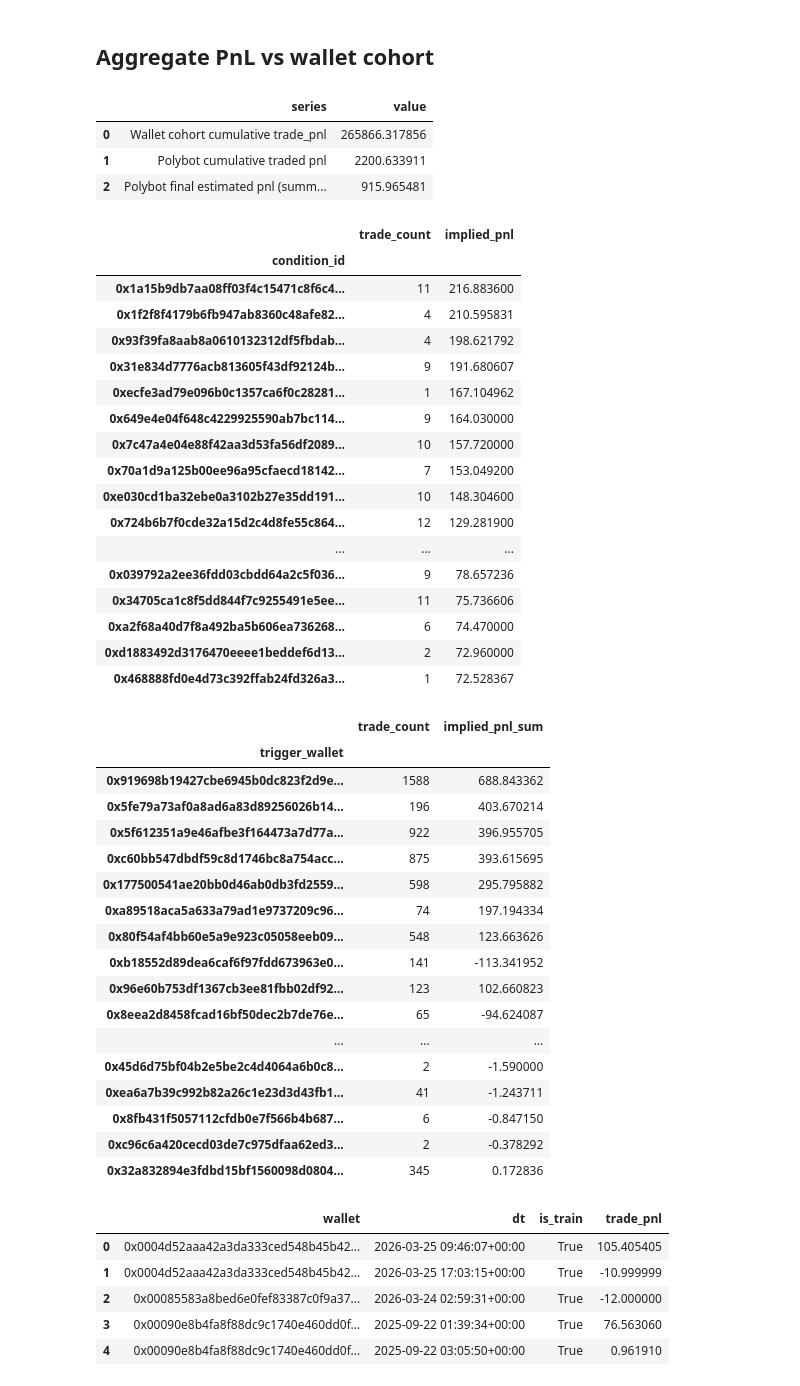
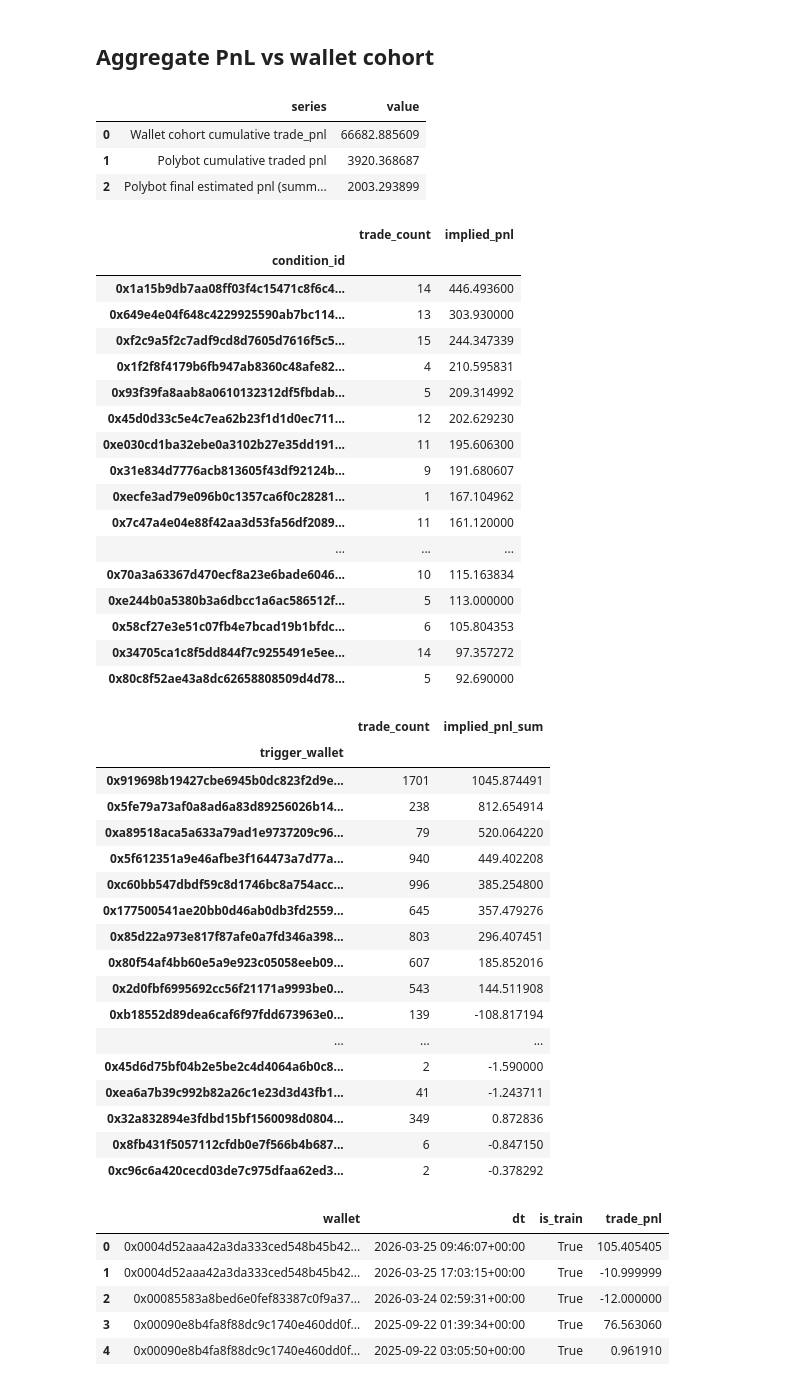
Before and after one commit to vobornij/polymarket, a Jupyter notebook: notebooks/flow/stage3_polybot_backtest_visualization.ipynb, the cells around one changed output. Cells and saved outputs as stored; diff of their text form; code cells hidden in the pictures.

```diff
--- a/notebooks/flow/stage3_polybot_backtest_visualization.ipynb
+++ b/notebooks/flow/stage3_polybot_backtest_visualization.ipynb
@@ -19,7 +22,7 @@ from plotly.subplots import make_subplots
 BACKTEST_DIR = Path('../../data/polybot_backtest')
 
 TRADES_DIR = Path('../../data/polygon_trades_processed')
-SELECTED_WALLETS_PATH = Path('../../data/trade_signals_workspace_v2/selected_wallets_v2.parquet')
+SELECTED_WALLETS_PATH = Path('/Users/vobornij/projects/polybot/polybot-politics/data/stage1_scaled_result_weather.json')
 
 TOP_N_CONTRACTS = 10
 AGGREGATE_RESAMPLE = '1h'
@@ -142,17 +145,15 @@ summaries.groupby(pd.to_datetime(summaries['endDateIso']).dt.date).agg(
 # %% [markdown]
 ## Aggregate PnL vs wallet cohort
 # %%
-selected_wallets_all = pd.read_parquet(SELECTED_WALLETS_PATH, columns=['wallet', 'wallet_group'])
-if 'wallet_group' in selected_wallets_all.columns:
-    watched_wallets = set(
-        selected_wallets_all.loc[selected_wallets_all['wallet_group'] == 'copyable', 'wallet']
-        .astype(str)
-        .str.lower()
-    )
-    if not watched_wallets:
-        watched_wallets = set(selected_wallets_all['wallet'].astype(str).str.lower())
-else:
-    watched_wallets = set(selected_wallets_all['wallet'].astype(str).str.lower())
+selected_wallets = json.loads(SELECTED_WALLETS_PATH.read_text())['wallets']
+selected_wallets_df = pd.DataFrame(selected_wallets)
+watched_wallets = set(
+    selected_wallets_df.loc[selected_wallets_df['alpha_tier'] > 0, 'wallet']
+    .astype(str)
+    .str.lower()
+)
+if not watched_wallets:
+    watched_wallets = set(selected_wallets_df['wallet'].astype(str).str.lower())
 
 wallet_parts = []
 for shard in sorted(TRADES_DIR.glob('*.parquet')):
@@ -214,36 +215,36 @@ polybot_all = (
 polybot_all['fill_timestamp'] = pd.to_datetime(polybot_all['fill_timestamp'], utc=True)
 polybot_all['order_timestamp'] = pd.to_datetime(polybot_all['order_timestamp'], utc=True)
 polybot_all.insert(4,'synthetic_price', polybot_all['synthetic_volume'] / polybot_all['fill_quantity'])
 
 polybot_all['delay_s'] = (polybot_all['fill_timestamp'] - polybot_all['order_timestamp']).dt.total_seconds()
 
 
 polybot_hourly = (
     polybot_all.set_index('order_timestamp')['implied_pnl']
     .resample(AGGREGATE_RESAMPLE)
     .sum()
     .rename('polybot_trade_pnl')
     .to_frame()
 )
 
 combined_index = wallet_hourly.index.union(polybot_hourly.index).sort_values()
 agg = pd.DataFrame(index=combined_index)
 agg = agg.join(wallet_hourly, how='left').join(polybot_hourly, how='left')
 agg[['wallet_trade_pnl', 'polybot_trade_pnl']] = agg[['wallet_trade_pnl', 'polybot_trade_pnl']].fillna(0.0)
 agg['wallet_cum_trade_pnl'] = agg['wallet_trade_pnl'].cumsum()
 agg['polybot_cum_trade_pnl'] = agg['polybot_trade_pnl'].cumsum()
 
 aggregate_totals = pd.DataFrame([
     {'series': 'Wallet cohort cumulative trade_pnl', 'value': float(agg['wallet_cum_trade_pnl'].iloc[-1]) if not agg.empty else 0.0},
     {'series': 'Polybot cumulative traded pnl', 'value': float(agg['polybot_cum_trade_pnl'].iloc[-1]) if not agg.empty else 0.0},
     {'series': 'Polybot final estimated pnl (summaries)', 'value': float(summaries['finalEstimatedPnl'].sum())},
 ])
 aggregate_totals
 # %% [output]
 |  | series | value |
-| 0 | Wallet cohort cumulative trade_pnl | 265866.317856 |
-| 1 | Polybot cumulative traded pnl | 2200.633911 |
-| 2 | Polybot final estimated pnl (summ... | 915.965481 |
+| 0 | Wallet cohort cumulative trade_pnl | 66682.885609 |
+| 1 | Polybot cumulative traded pnl | 3920.368687 |
+| 2 | Polybot final estimated pnl (summ... | 2003.293899 |
 # %%
 local_orders = polybot_all['order_timestamp'].dt.tz_convert('utc')
 time_of_day = local_orders.dt.floor('5min').dt.time
@@ -272,22 +273,22 @@ polybot_all.groupby('condition_id').agg(
 # %% [output]
 |  | trade_count | implied_pnl |
 | condition_id |  |  |
-| 0x1a15b9db7aa08ff03f4c15471c8f6c4... | 11 | 216.883600 |
+| 0x1a15b9db7aa08ff03f4c15471c8f6c4... | 14 | 446.493600 |
+| 0x649e4e04f648c4229925590ab7bc114... | 13 | 303.930000 |
+| 0xf2c9a5f2c7adf9cd8d7605d7616f5c5... | 15 | 244.347339 |
 | 0x1f2f8f4179b6fb947ab8360c48afe82... | 4 | 210.595831 |
-| 0x93f39fa8aab8a0610132312df5fbdab... | 4 | 198.621792 |
+| 0x93f39fa8aab8a0610132312df5fbdab... | 5 | 209.314992 |
+| 0x45d0d33c5e4c7ea62b23f1d1d0ec711... | 12 | 202.629230 |
+| 0xe030cd1ba32ebe0a3102b27e35dd191... | 11 | 195.606300 |
 | 0x31e834d7776acb813605f43df92124b... | 9 | 191.680607 |
 | 0xecfe3ad79e096b0c1357ca6f0c28281... | 1 | 167.104962 |
-| 0x649e4e04f648c4229925590ab7bc114... | 9 | 164.030000 |
-| 0x7c47a4e04e88f42aa3d53fa56df2089... | 10 | 157.720000 |
-| 0x70a1d9a125b00ee96a95cfaecd18142... | 7 | 153.049200 |
-| 0xe030cd1ba32ebe0a3102b27e35dd191... | 10 | 148.304600 |
-| 0x724b6b7f0cde32a15d2c4d8fe55c864... | 12 | 129.281900 |
+| 0x7c47a4e04e88f42aa3d53fa56df2089... | 11 | 161.120000 |
 | ... | ... | ... |
-| 0x039792a2ee36fdd03cbdd64a2c5f036... | 9 | 78.657236 |
-| 0x34705ca1c8f5dd844f7c9255491e5ee... | 11 | 75.736606 |
-| 0xa2f68a40d7f8a492ba5b606ea736268... | 6 | 74.470000 |
-| 0xd1883492d3176470eeee1beddef6d13... | 2 | 72.960000 |
-| 0x468888fd0e4d73c392ffab24fd326a3... | 1 | 72.528367 |
+| 0x70a3a63367d470ecf8a23e6bade6046... | 10 | 115.163834 |
+| 0xe244b0a5380b3a6dbcc1a6ac586512f... | 5 | 113.000000 |
+| 0x58cf27e3e51c07fb4e7bcad19b1bfdc... | 6 | 105.804353 |
+| 0x34705ca1c8f5dd844f7c9255491e5ee... | 14 | 97.357272 |
+| 0x80c8f52ae43a8dc62658808509d4d78... | 5 | 92.690000 |
 # %%
 polybot_all.groupby('trigger_wallet').agg(
     trade_count=('implied_pnl', 'size'),
@@ -296,22 +297,22 @@ polybot_all.groupby('trigger_wallet').agg(
 # %% [output]
 |  | trade_count | implied_pnl_sum |
 | trigger_wallet |  |  |
-| 0x919698b19427cbe6945b0dc823f2d9e... | 1588 | 688.843362 |
-| 0x5fe79a73af0a8ad6a83d89256026b14... | 196 | 403.670214 |
-| 0x5f612351a9e46afbe3f164473a7d77a... | 922 | 396.955705 |
-| 0xc60bb547dbdf59c8d1746bc8a754acc... | 875 | 393.615695 |
-| 0x177500541ae20bb0d46ab0db3fd2559... | 598 | 295.795882 |
-| 0xa89518aca5a633a79ad1e9737209c96... | 74 | 197.194334 |
-| 0x80f54af4bb60e5a9e923c05058eeb09... | 548 | 123.663626 |
-| 0xb18552d89dea6caf6f97fdd673963e0... | 141 | -113.341952 |
-| 0x96e60b753df1367cb3ee81fbb02df92... | 123 | 102.660823 |
-| 0x8eea2d8458fcad16bf50dec2b7de76e... | 65 | -94.624087 |
+| 0x919698b19427cbe6945b0dc823f2d9e... | 1701 | 1045.874491 |
+| 0x5fe79a73af0a8ad6a83d89256026b14... | 238 | 812.654914 |
+| 0xa89518aca5a633a79ad1e9737209c96... | 79 | 520.064220 |
+| 0x5f612351a9e46afbe3f164473a7d77a... | 940 | 449.402208 |
+| 0xc60bb547dbdf59c8d1746bc8a754acc... | 996 | 385.254800 |
+| 0x177500541ae20bb0d46ab0db3fd2559... | 645 | 357.479276 |
+| 0x85d22a973e817f87afe0a7fd346a398... | 803 | 296.407451 |
+| 0x80f54af4bb60e5a9e923c05058eeb09... | 607 | 185.852016 |
+| 0x2d0fbf6995692cc56f21171a9993be0... | 543 | 144.511908 |
+| 0xb18552d89dea6caf6f97fdd673963e0... | 139 | -108.817194 |
 | ... | ... | ... |
 | 0x45d6d75bf04b2e5be2c4d4064a6b0c8... | 2 | -1.590000 |
 | 0xea6a7b39c992b82a26c1e23d3d43fb1... | 41 | -1.243711 |
+| 0x32a832894e3fdbd15bf1560098d0804... | 349 | 0.872836 |
 | 0x8fb431f5057112cfdb0e7f566b4b687... | 6 | -0.847150 |
 | 0xc96c6a420cecd03de7c975dfaa62ed3... | 2 | -0.378292 |
-| 0x32a832894e3fdbd15bf1560098d0804... | 345 | 0.172836 |
 # %%
 fig_global = make_subplots(
     rows=2, cols=1, shared_xaxes=True, vertical_spacing=0.08,
```
Also changed, not shown: parts of 18 cells of this notebook, 8 other files.
